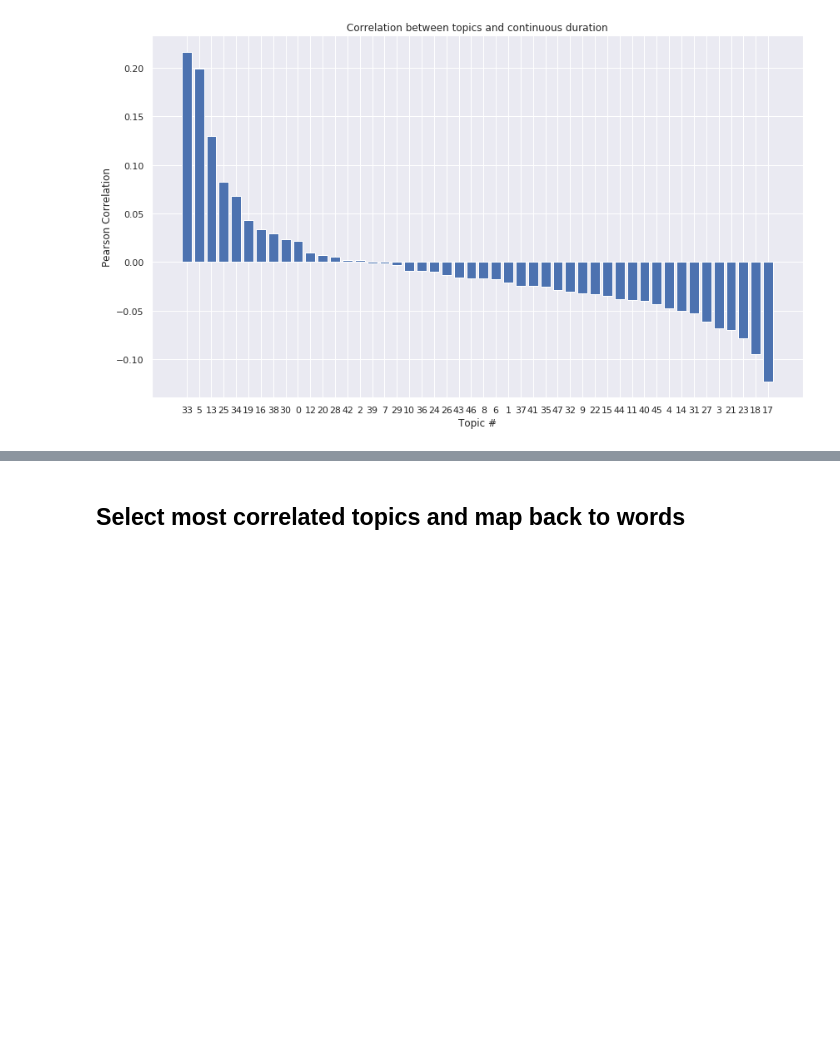
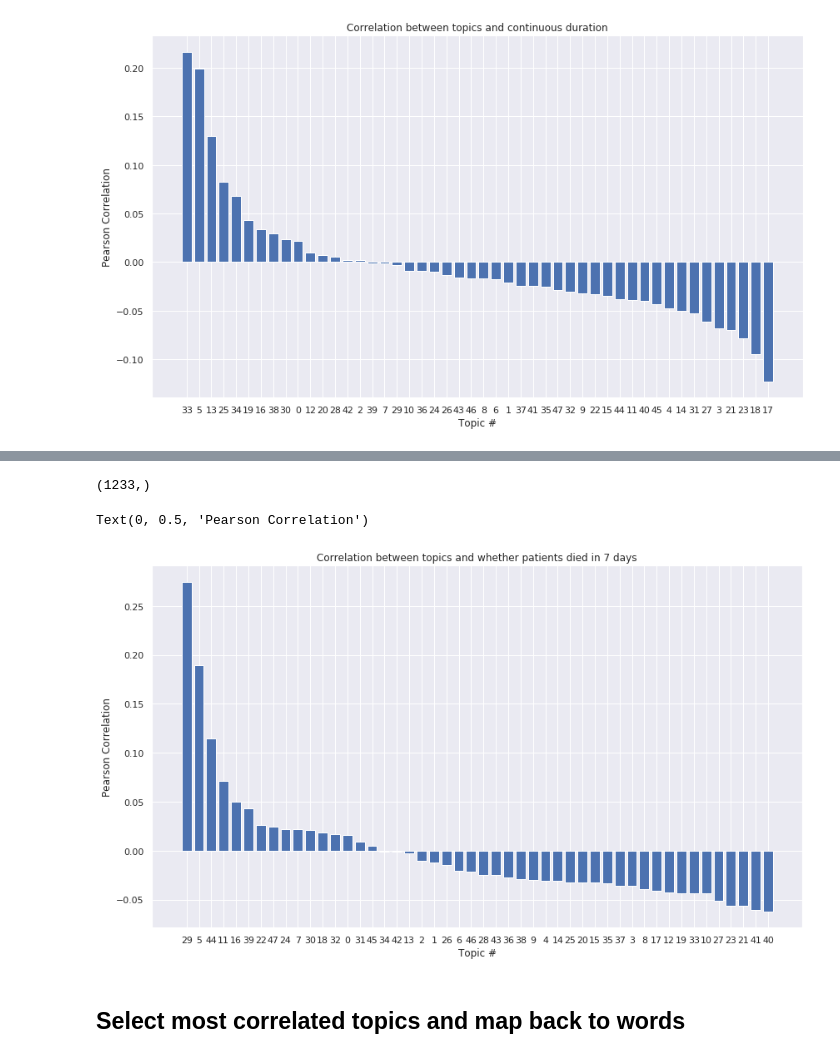
Before and after one commit to li-lab-mcgill/heterogeneous_ehr, a Jupyter notebook: Correlation-MultiDatatypes.ipynb, the cells around one changed output, grey strips where cells are left out. Cells and saved outputs as stored; diff of their text form; code cells hidden in the pictures; blank space fills up the shorter version.

```diff
--- a/Correlation-MultiDatatypes.ipynb
+++ b/Correlation-MultiDatatypes.ipynb
@@ -118,0 +131,3 @@ Text(0, 0.5, 'Pearson Correlation')
+# %%
+train_df.columns = ['HADM_ID', 'CATEGORY', 'TEXT', 'PROCTEXT', 'STARTTIME', 'ENDTIME', 'DURATION']
+train_df.head()
@@ -119,3 +141,23 @@ Text(0, 0.5, 'Pearson Correlation')
+# %%
+death = train_df['HADM_ID'].isin(death_7_df.tolist()).astype(int)
+# %%
+death.shape
+# %% [output]
+(1233,)
+# %%
+death_corr = normed_mixtures.apply(lambda mixture: mixture.corr(death, method='pearson'))
+# %%
+death_corr_sorted = death_corr.sort_values(ascending=False)
+# %%
+plt.figure(figsize=(14, 8))
+plt.bar(x=range(len(death_corr)), height=death_corr_sorted)
+plt.title('Correlation between topics and whether patients died in 7 days')
+plt.xlabel('Topic #')
+plt.xticks(range(len(death_corr)), death_corr_sorted.index)
+plt.ylabel('Pearson Correlation')
+# %% [output]
+Text(0, 0.5, 'Pearson Correlation')
+[figure, added]
 # %% [markdown]
 ## Select most correlated topics and map back to words
 # %%
```
Also changed, not shown: parts of 10 cells of this notebook, 1 other file.
